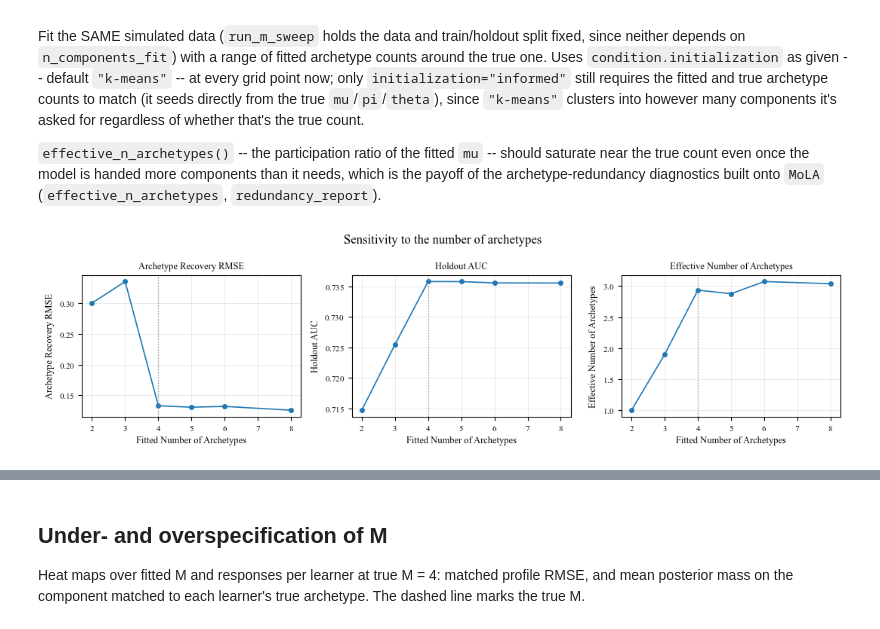
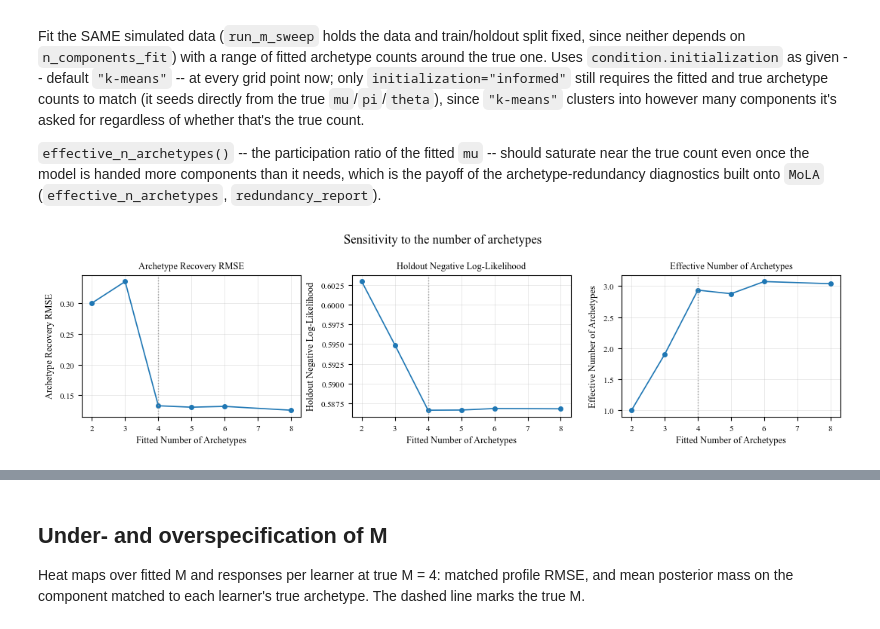
Before and after one commit to lentin26/mixture-of-latent-archetypes, a Jupyter notebook: notebooks/simulation-study.ipynb, the cells around one changed output, grey strips where cells are left out. Drawn from its saved outputs; the diff is of its cells as text; code cells hidden in the pictures.

```diff
--- a/notebooks/simulation-study.ipynb
+++ b/notebooks/simulation-study.ipynb
@@ -543,17 +543,17 @@ Fit the SAME simulated data (`run_m_sweep` holds the data and train/holdout spli
 # %%
 from src.simulations.factors import SimulationCondition
 from src.simulations.run import run_m_sweep
 from src.simulations.viz import plot_m_sensitivity
 
 true_n_archetypes = 4
 m_condition = SimulationCondition(n_archetypes=true_n_archetypes, n_learners=10_000)
 m_results = run_m_sweep(m_condition, n_components_grid=[2, 3, 4, 5, 6, 8], seed=0)
 
 fig = plot_m_sensitivity(
     m_results,
     true_n_archetypes=true_n_archetypes,
-    metrics=("mu_rmse", "holdout_auc", "effective_n_archetypes"),
+    metrics=("mu_rmse", "holdout_nll", "effective_n_archetypes"),
     save="figures/m_sensitivity.pdf",
 )
 # %% [output]
-[figure, old version]
+[figure, new version]
```
Also changed, not shown: parts of 2 cells of this notebook, 2 other files.
